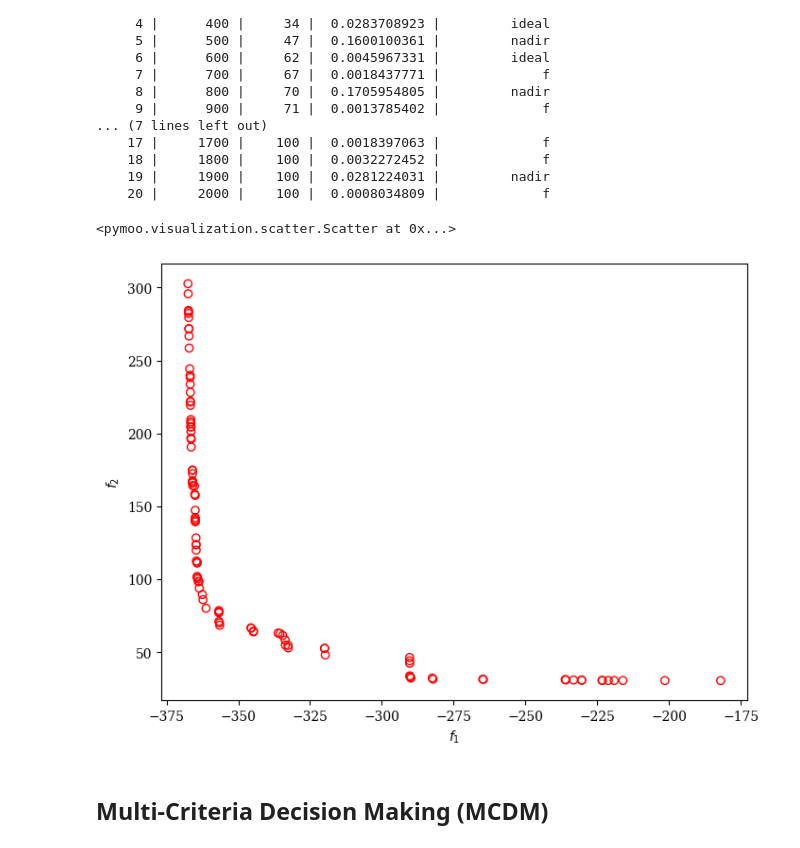
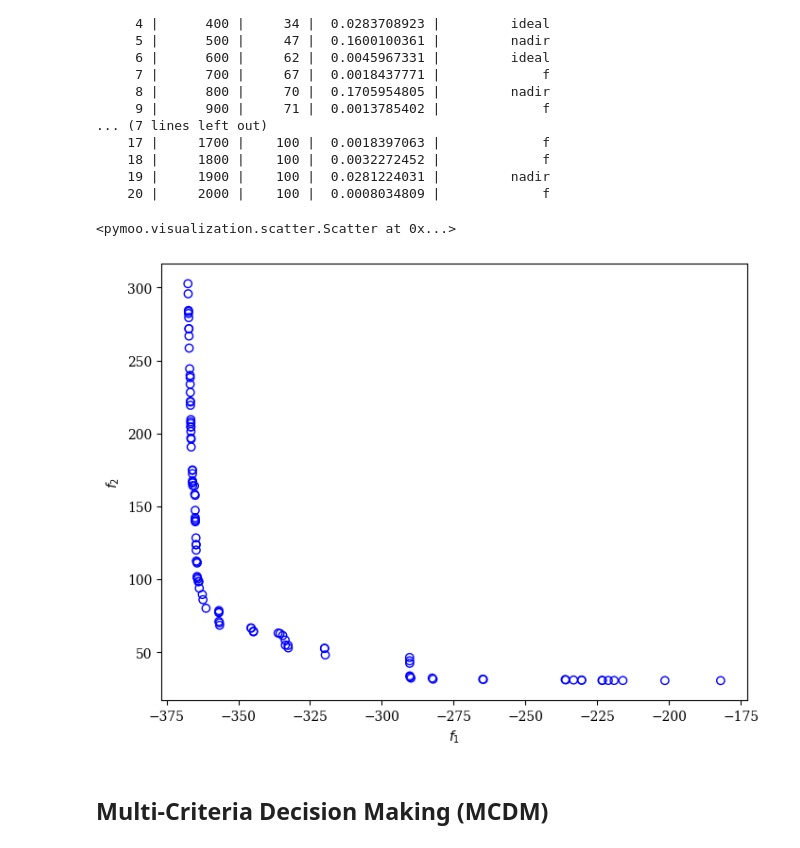
Before and after one commit to tanjoash/tiktok-hackathon, a Jupyter notebook: optimization/tiktok_optimisation_model.ipynb, the cells around one changed output. Cells and saved outputs as stored; diff of their text form; code cells hidden in the pictures.

Commit message:
markdown + extra visualisations

```diff
--- a/optimization/tiktok_optimisation_model.ipynb
+++ b/optimization/tiktok_optimisation_model.ipynb
@@ -259,11 +270,11 @@ n_gen  |  n_eval  | n_nds  |      eps      |   indicator
 # %%
 plot = Scatter()
 plot.add(problem.pareto_front(), plot_type="line", color="black", alpha=0.7)
-plot.add(res.F, facecolor="none", edgecolor="red")
+plot.add(res.F, facecolor="none", edgecolor="b")
 plot.show()
 # %% [output]
 <pymoo.visualization.scatter.Scatter at 0x...>
-[figure, old version]
+[figure, new version]
 # %% [markdown]
 ## Multi-Criteria Decision Making (MCDM)
 # %% [markdown]
```
Also changed, not shown: parts of 21 cells of this notebook, 1 other file.
